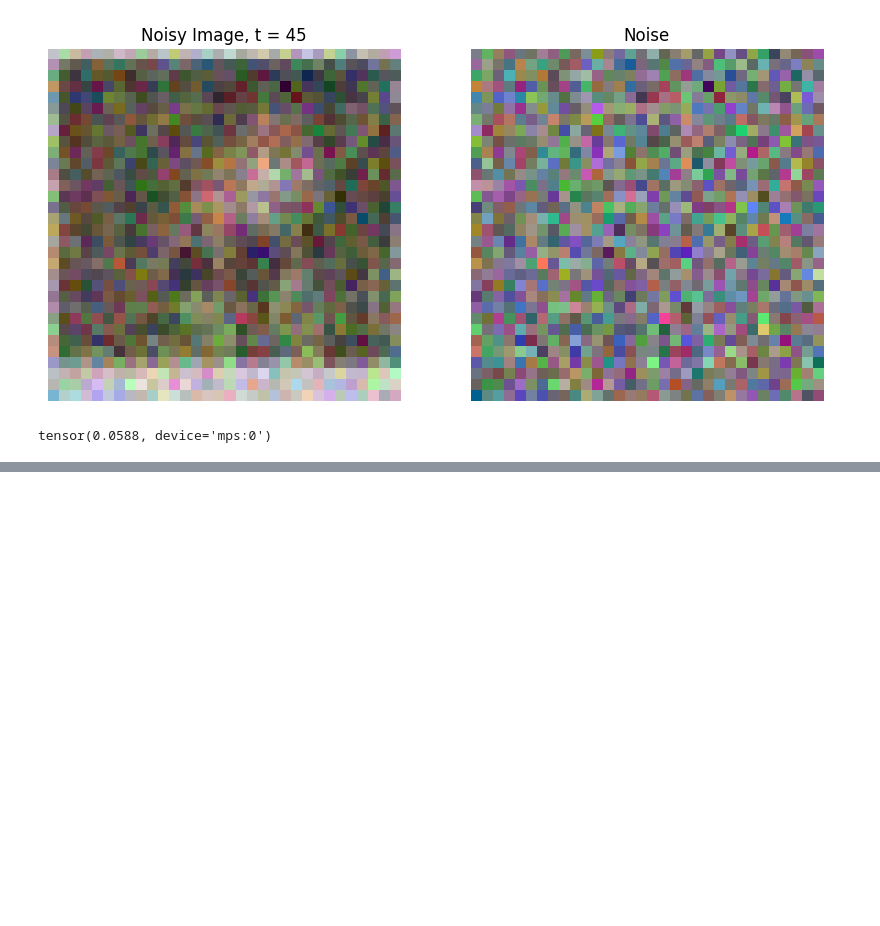
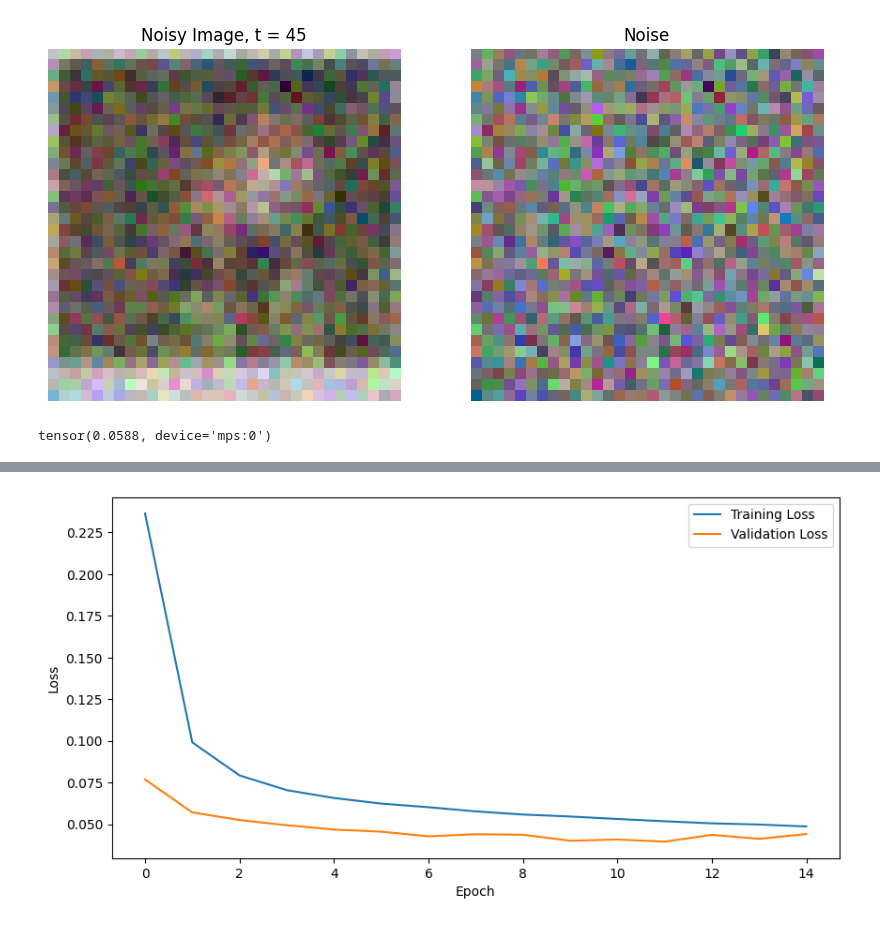
Before and after one commit to aryamanpandya99/computer_vision, a Jupyter notebook: ddpm.ipynb, the cells around one changed output, grey strips where cells are left out. Saved outputs shown, nothing was run; the diff lists cells and outputs as text; code cells hidden in the pictures; blank space fills up the shorter version.

```diff
--- a/ddpm.ipynb
+++ b/ddpm.ipynb
@@ -749,9 +749,12 @@ def train_model(model: nn.Module,
 
             train_loss.append(loss.item())
 
+            if isinstance(scheduler, torch.optim.lr_scheduler.OneCycleLR):
+                scheduler.step()
+
         all_train_loss.append(sum(train_loss) / len(train_loss))
 
-        if scheduler is not None:
+        if scheduler is not None and not isinstance(scheduler, torch.optim.lr_scheduler.OneCycleLR):
             scheduler.step()
 
         if epoch % valid_every == 0:
@@ -764,11 +767,11 @@ def train_model(model: nn.Module,
     plot_loss(all_train_loss, all_valid_loss)
 # %%
 scratch_model = UNet(
-    down_filters=[64, 128, 256],
+    down_filters=[64, 128, 256, 256],
     in_channels=1,
     num_layers=1,
     has_attention=[False, True, False, False],
-    num_heads=2,
+    num_heads=3,
     diffusion_steps=1000,
 ).to(device)
 
@@ -778,7 +781,7 @@ print(f"The UNet model has {num_params:,} trainable parameters.")
 epochs = 15
 
 optim = torch.optim.Adam(scratch_model.parameters(), lr=2e-3)
-scheduler = torch.optim.lr_scheduler.StepLR(optim, step_size=4, gamma=0.1)
+scheduler = torch.optim.lr_scheduler.OneCycleLR(optim, max_lr=1e-3, steps_per_epoch=len(train_dl), epochs=epochs)
 loss_fn = nn.MSELoss()
 
 beta_schedule = torch.linspace(0.0001, 0.02, 1000, requires_grad=False).to(device)
@@ -805,3 +819,4 @@ Epoch 2 of 15
+[figure, added]
 # %%
 def sample_images(
         model,
```
Also changed, not shown: parts of 2 cells of this notebook.
